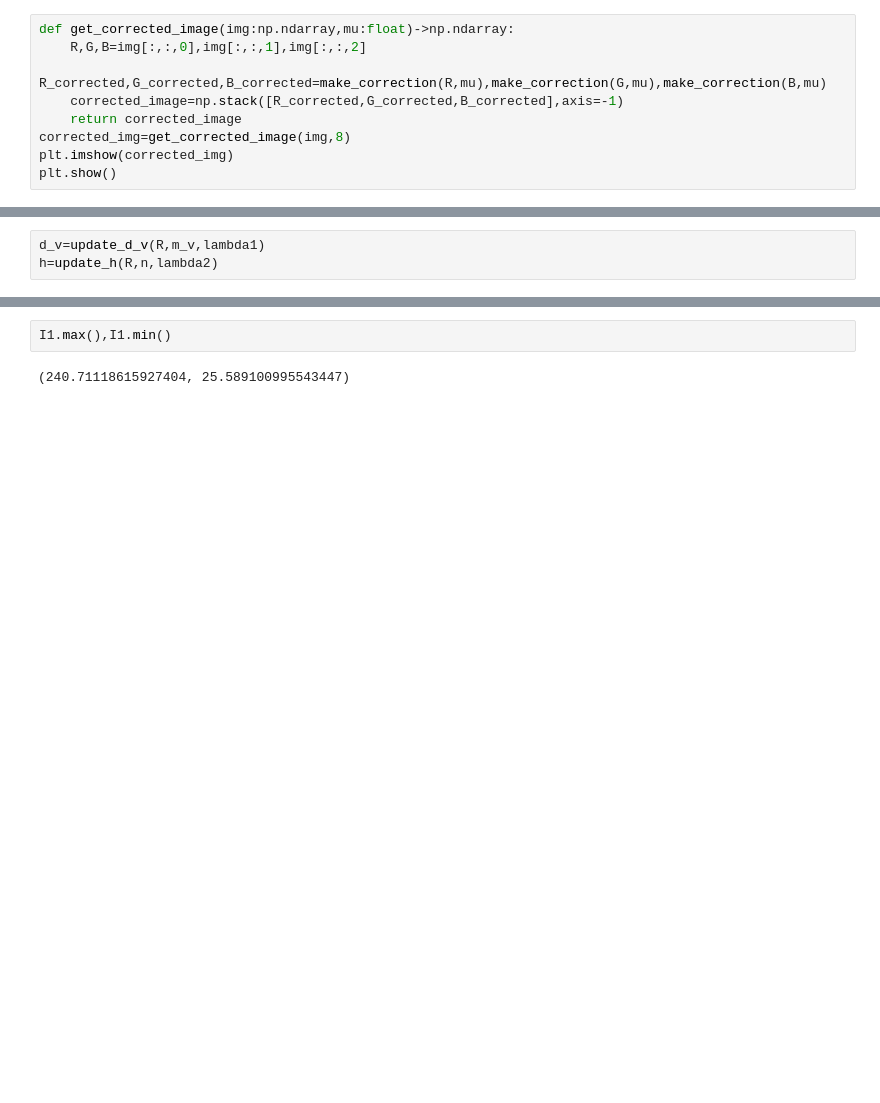
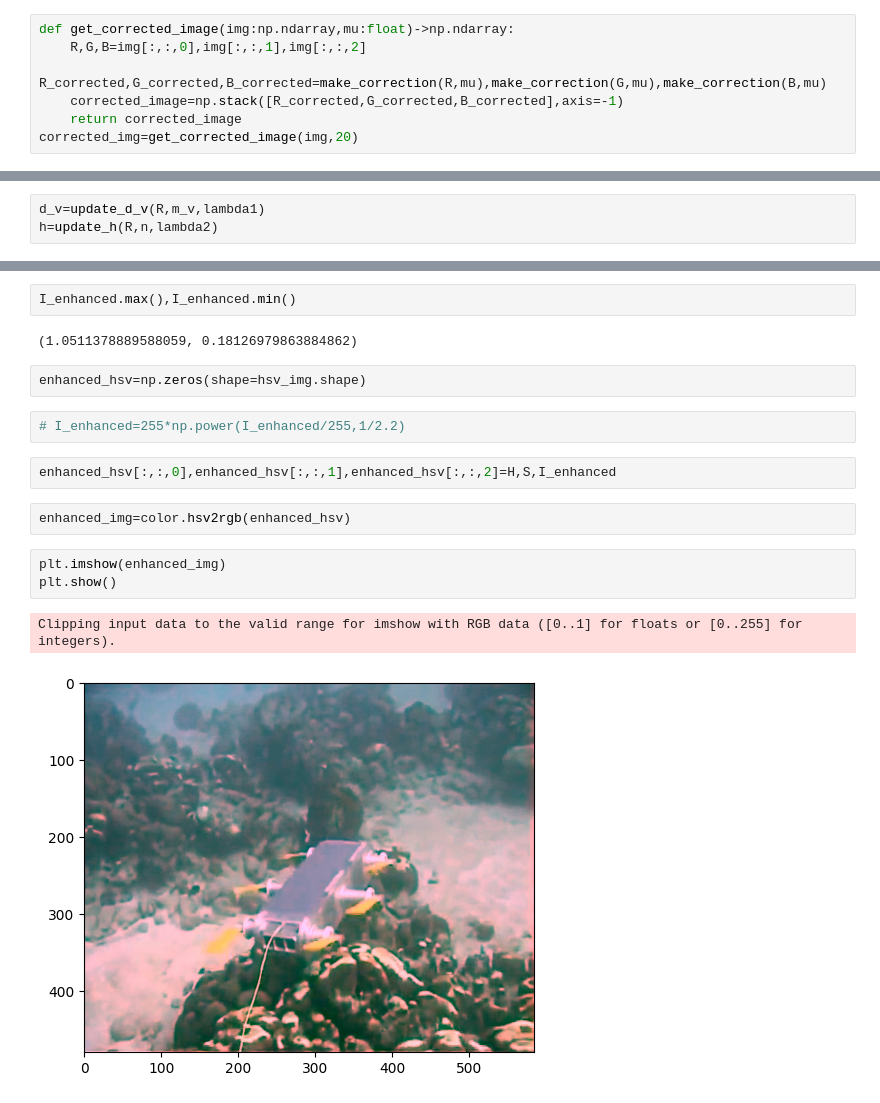
Before and after one commit to rahim-khan-iitg/underwater-image-enhancement, a Jupyter notebook: code/reference_6.ipynb, the cells around one changed output, grey strips where cells are left out. Saved outputs shown, nothing was run; the diff lists cells and outputs as text; blank space fills up the shorter version.

```diff
--- a/code/reference_6.ipynb
+++ b/code/reference_6.ipynb
@@ -108,6 +108,4 @@ def get_corrected_image(img:np.ndarray,mu:float)->np.ndarray:
     R_corrected,G_corrected,B_corrected=make_correction(R,mu),make_correction(G,mu),make_correction(B,mu)
     corrected_image=np.stack([R_corrected,G_corrected,B_corrected],axis=-1)
     return corrected_image
-corrected_img=get_corrected_image(img,8)
-plt.imshow(corrected_img)
-plt.show()
+corrected_img=get_corrected_image(img,20)
@@ -149,4 +168,18 @@ I1=update_I(L,R1,nu3,nu4)
 # %%
-I1.max(),I1.min()
+I_enhanced.max(),I_enhanced.min()
 # %% [output]
-(240.71118615927404, 25.589100995543447)
+(1.0511378889588059, 0.18126979863884862)
+# %%
+enhanced_hsv=np.zeros(shape=hsv_img.shape)
+# %%
+# I_enhanced=255*np.power(I_enhanced/255,1/2.2)
+# %%
+enhanced_hsv[:,:,0],enhanced_hsv[:,:,1],enhanced_hsv[:,:,2]=H,S,I_enhanced
+# %%
+enhanced_img=color.hsv2rgb(enhanced_hsv)
+# %%
+plt.imshow(enhanced_img)
+plt.show()
+# %% [output]
+Clipping input data to the valid range for imshow with RGB data ([0..1] for floats or [0..255] for integers).
+[figure, added]
```
Also changed, not shown: parts of 12 cells of this notebook.
